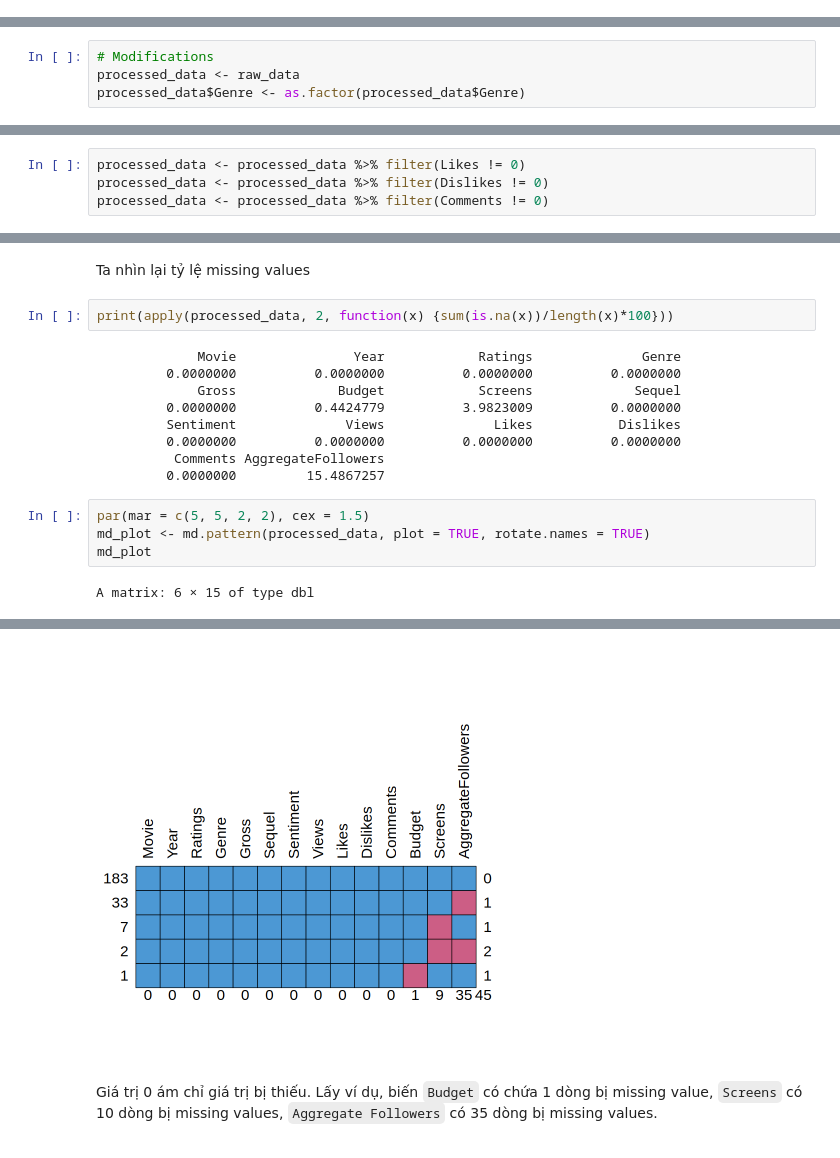
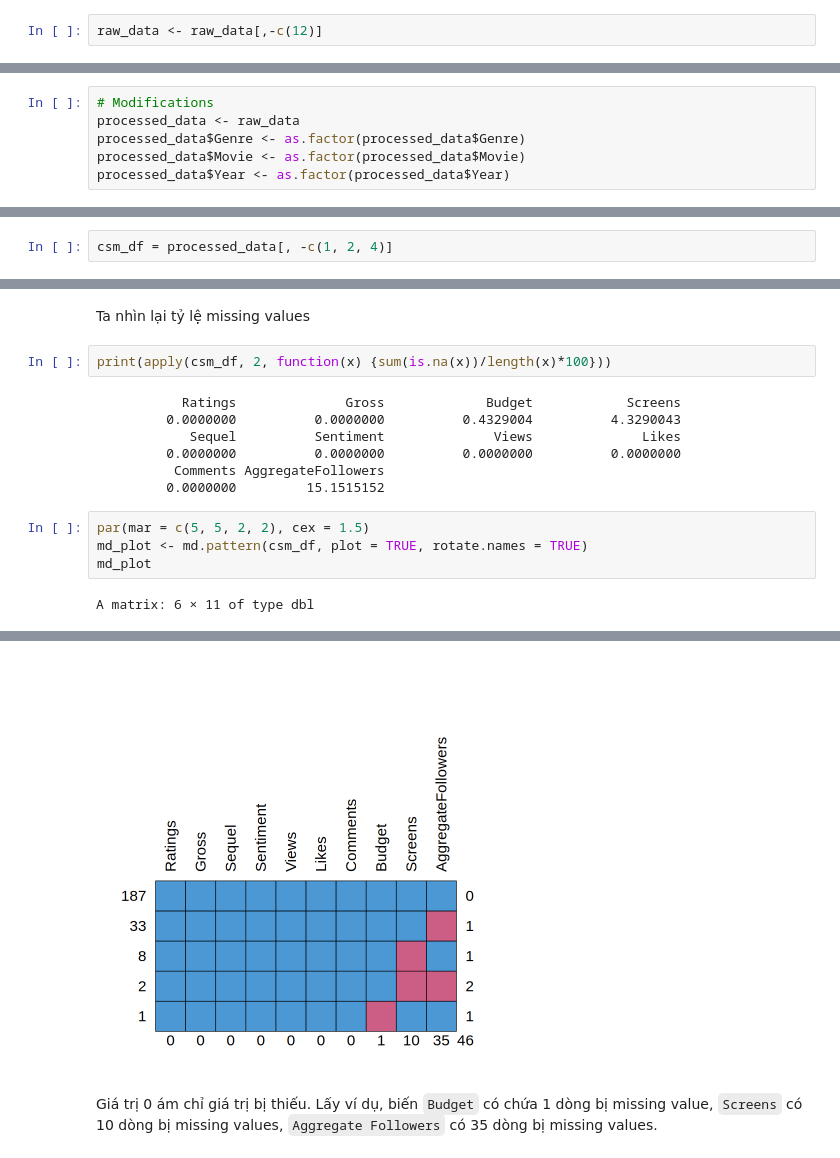
Before and after one commit to lnhutnam/MTT147-FinalProject, a Jupyter notebook: src/part-01/CSM-analysis-imputed-mean.ipynb, the cells around one changed output, grey strips where cells are left out. Drawn from its saved outputs; the diff is of its cells as text.

```diff
--- a/src/part-01/CSM-analysis-imputed-mean.ipynb
+++ b/src/part-01/CSM-analysis-imputed-mean.ipynb
@@ -172,2 +249,4 @@ tibble [231 × 14] (S3: tbl_df/tbl/data.frame)
+# %%
+raw_data <- raw_data[,-c(12)]
 # %% [markdown]
 ### Có cột nào có kiểu dữ liệu chưa phù hợp? Nếu có, cần chuyển đổi sang kiểu phù hợp
@@ -185,6 +259,8 @@ is.factor(raw_data$Movie) #False
 # Modifications
 processed_data <- raw_data
 processed_data$Genre <- as.factor(processed_data$Genre)
+processed_data$Movie <- as.factor(processed_data$Movie)
+processed_data$Year <- as.factor(processed_data$Year)
 # %% [markdown]
 ### Các cột với kiểu dữ liệu số phân bố như thế nào?
 # %%
@@ -257,10 +331,6 @@ Warning message:
 - Dữ liệu có hiện tượng missing values.
 - Cụ thể, ta thấy biến `Aggregate Followers` có tỷ lệ missing 15.2%, biến `Screens` có tỷ lệ 4.3% và biến `Budget` có tỷ lệ missing 0.4%.
 - Có những bộ phim không có likes/ dislikes/ comments, ta sẽ loại bỏ những dòng này.
-# %%
-processed_data <- processed_data %>% filter(Likes != 0)
-processed_data <- processed_data %>% filter(Dislikes != 0)
-processed_data <- processed_data %>% filter(Comments != 0)
 # %% [markdown]
 Kiểm tra lại với hàm `summary`
 # %%
@@ -379,21 +459,21 @@ pie
+# %%
+csm_df = processed_data[, -c(1, 2, 4)]
 # %% [markdown]
 ### Xử lý dữ liệu bị thiếu
 # %% [markdown]
 Ta nhìn lại tỷ lệ missing values
 # %%
-print(apply(processed_data, 2, function(x) {sum(is.na(x))/length(x)*100}))
+print(apply(csm_df, 2, function(x) {sum(is.na(x))/length(x)*100}))
 # %% [output]
-             Movie               Year            Ratings              Genre
-         0.0000000          0.0000000          0.0000000          0.0000000
-             Gross             Budget            Screens             Sequel
-         0.0000000          0.4424779          3.9823009          0.0000000
-         Sentiment              Views              Likes           Dislikes
+           Ratings              Gross             Budget            Screens
+         0.0000000          0.0000000          0.4329004          4.3290043
+            Sequel          Sentiment              Views              Likes
          0.0000000          0.0000000          0.0000000          0.0000000
           Comments AggregateFollowers
-         0.0000000         15.4867257
+         0.0000000         15.1515152
 # %%
 par(mar = c(5, 5, 2, 2), cex = 1.5)
-md_plot <- md.pattern(processed_data, plot = TRUE, rotate.names = TRUE)
+md_plot <- md.pattern(csm_df, plot = TRUE, rotate.names = TRUE)
 md_plot
 # %% [output]
-A matrix: 6 × 15 of type dbl
+A matrix: 6 × 11 of type dbl
@@ -407,4 +487,4 @@ A matrix: 6 × 15 of type dbl
-[figure, old version]
+[figure, new version]
 # %% [markdown]
 Giá trị 0 ám chỉ giá trị bị thiếu. Lấy ví dụ, biến `Budget` có chứa 1 dòng bị missing value, `Screens` có 10 dòng bị missing values, `Aggregate Followers` có 35 dòng bị missing values.
 # %%
```
Also changed, not shown: parts of 135 cells of this notebook, 36 other files.
